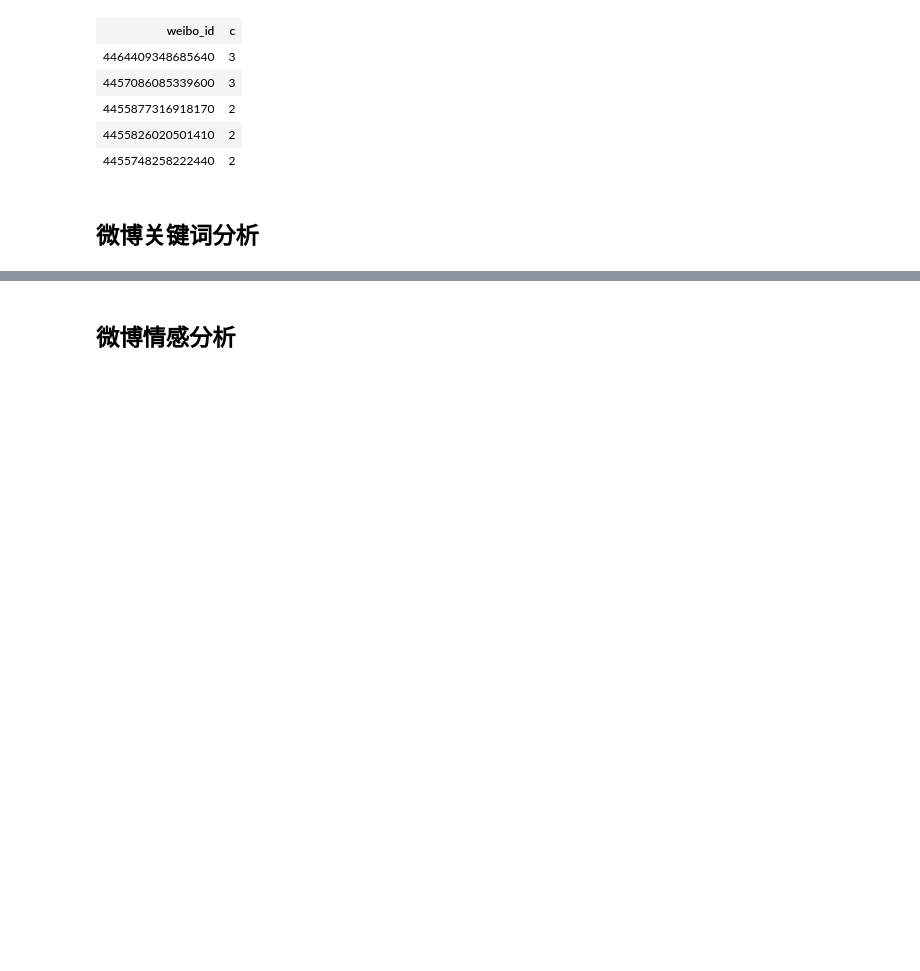
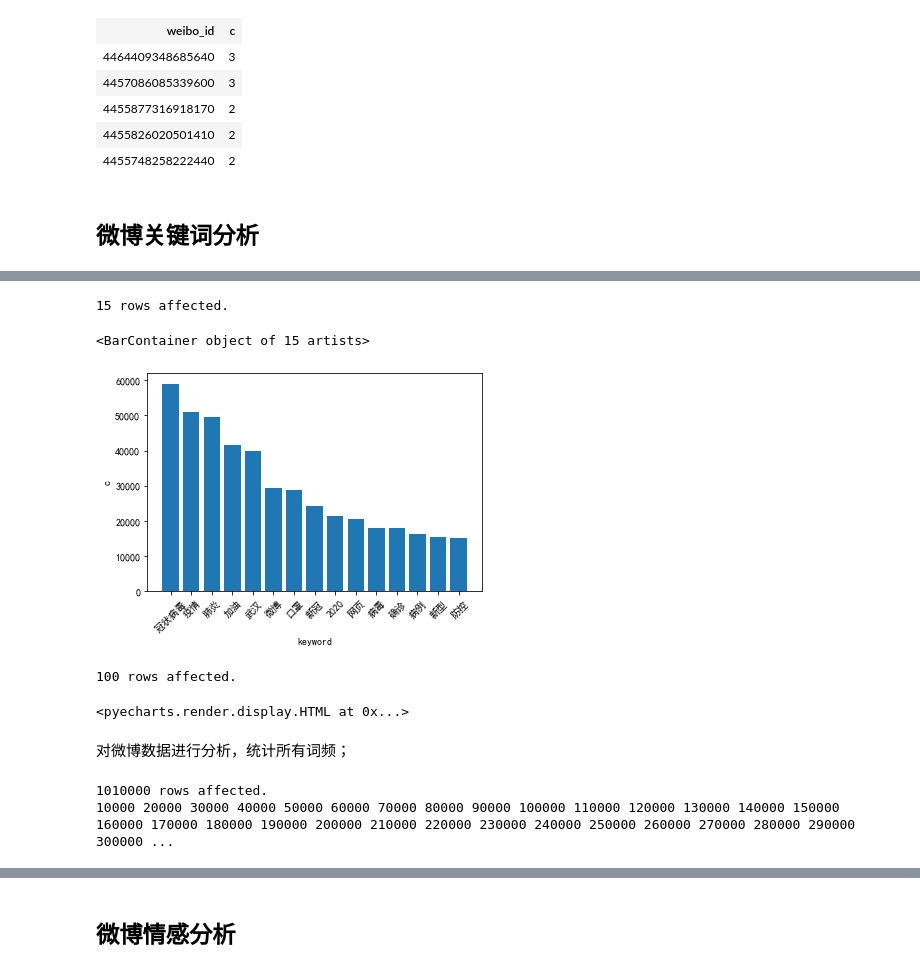
Before and after one commit to yunwei37/COVID-19-NLP-vis, a Jupyter notebook: notebook/NLP.ipynb, the cells around one changed output, grey strips where cells are left out. Cells and saved outputs as stored; diff of their text form; code cells hidden in the pictures; blank space fills up the shorter version.

```diff
--- a/notebook/NLP.ipynb
+++ b/notebook/NLP.ipynb
@@ -138,0 +143,79 @@ order by c desc limit 10;
+# %%
+query = """
+select k0.keyword, k0.c+k1.c+k2.c+k3.c as c from
+(select keyword0 keyword,count(*) c from weibo group by keyword0) k0,
+(select keyword1 keyword,count(*) c from weibo group by keyword1) k1,
+(select keyword2 keyword,count(*) c from weibo group by keyword2) k2,
+(select keyword3 keyword,count(*) c from weibo group by keyword3) k3
+where k0.keyword = k1.keyword and k2.keyword = k1.keyword and k2.keyword = k3.keyword and k1.keyword != '##'
+order by c desc limit 15;
+"""
+result = %sql $query
+result.bar()
+# %% [output]
+15 rows affected.
+<BarContainer object of 15 artists>
+[figure, added]
+# %%
+query = """
+select k0.keyword, k0.c+k1.c+k2.c+k3.c as c from
+(select keyword0 keyword,count(*) c from weibo group by keyword0) k0,
+(select keyword1 keyword,count(*) c from weibo group by keyword1) k1,
+(select keyword2 keyword,count(*) c from weibo group by keyword2) k2,
+(select keyword3 keyword,count(*) c from weibo group by keyword3) k3
+where k0.keyword = k1.keyword and k2.keyword = k1.keyword and k2.keyword = k3.keyword and k1.keyword != '##'
+order by c desc limit 100;
+"""
+result = %sql $query
+
+from pyecharts import options as opts
+from pyecharts.charts import WordCloud
+from pyecharts.globals import SymbolType
+from pyecharts.globals import CurrentConfig, NotebookType
+
+CurrentConfig.NOTEBOOK_TYPE = NotebookType.JUPYTER_NOTEBOOK
+
+
+words = list(result)
+c = (
+        WordCloud()
+        .add("", words, word_size_range=[20, 100], shape=SymbolType.ROUND_RECT)
+        .set_global_opts(title_opts=opts.TitleOpts(title='全国新型冠状病毒疫情词云图'))
+    )
+c.render_notebook()
+# %% [output]
+100 rows affected.
+<pyecharts.render.display.HTML at 0x...>
+# %% [markdown]
+对微博数据进行分析，统计所有词频；
+# %%
+import jieba
+from collections import Counter
+
+total_data = %sql select content from weibo;
+cut_words = ""
+all_words = ""
+i = 0
+for line in total_data:
+    line = str(line)
+    i=i+1
+    seg_list = jieba.cut(line,cut_all=False)
+    cut_words = (" ".join(seg_list))
+    all_words += cut_words
+    if i%10000 == 0:
+        print(str(i)+' ',end='')
+all_words = all_words.split()
+
+c = Counter()
+for x in all_words:
+    if len(x)>1 and x != '\r\n':
+        c[x] += 1
+
+words = []
+for (k,v) in c.most_common(50):
+    # print(k, v)
+    words.append((k,v))
+words = words[1:]
+# %% [output]
+1010000 rows affected.
+10000 20000 30000 40000 50000 60000 70000 80000 90000 100000 110000 120000 130000 140000 150000 160000 170000 180000 190000 200000 210000 220000 230000 240000 250000 260000 270000 280000 290000 300000 ...
```
Also changed, not shown: parts of 26 cells of this notebook, 5 other files.
